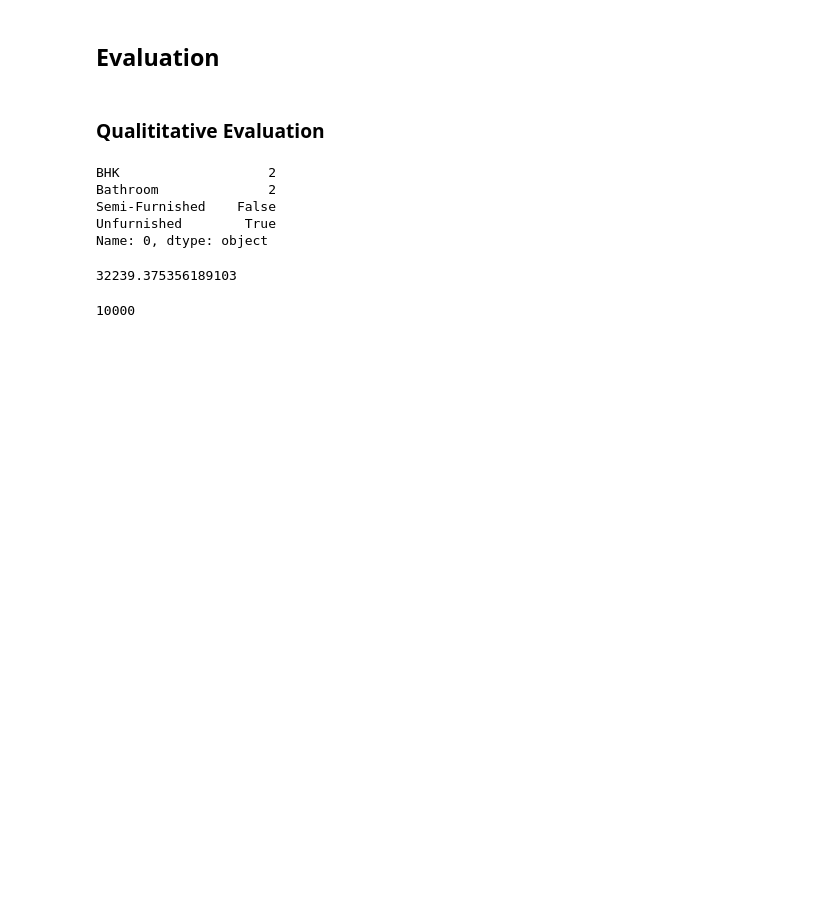
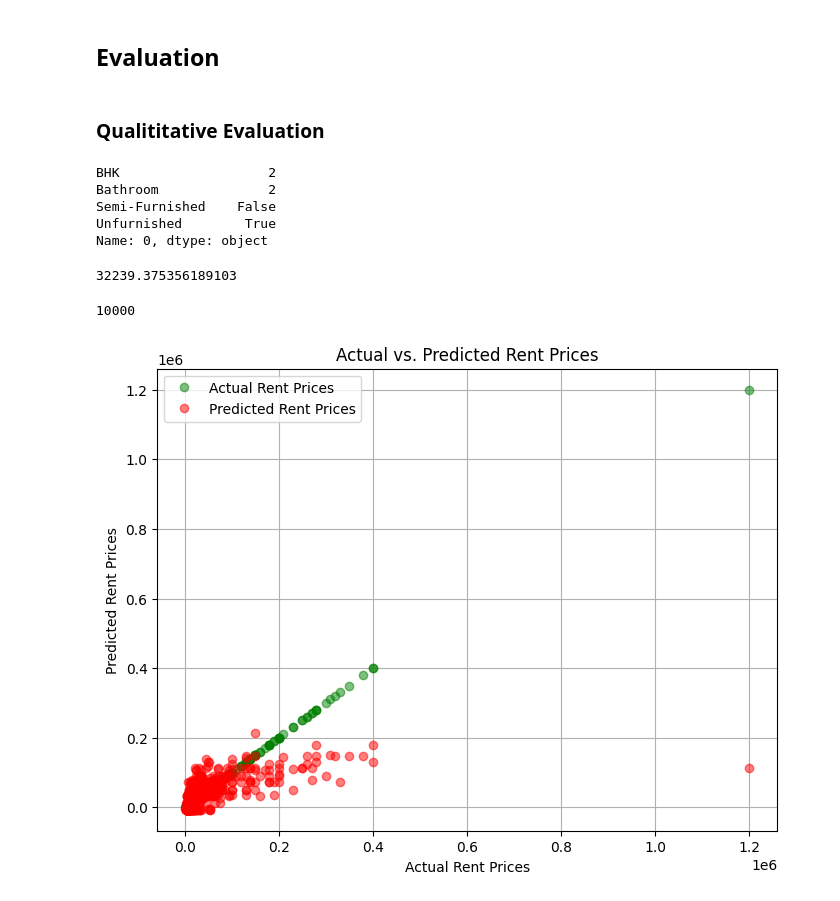
Before and after one commit to JoshuaEntrata/House-Prices-Prediction, a Jupyter notebook: example.ipynb, the cells around one changed output. Drawn from its saved outputs; the diff is of its cells as text; code cells hidden in the pictures; blank space fills up the shorter version.

Commit message:
add plot for the example prediction model

```diff
--- a/example.ipynb
+++ b/example.ipynb
@@ -270,3 +270,17 @@ model_rent_forecast
 y.iloc[0]
 # %% [output]
 10000
+# %%
+plt.figure(figsize=(8,6))
+plt.plot(y_test, y_test, 'o', alpha=0.5, color='green', label='Actual Rent Prices')
+plt.plot(y_test, y_preds, 'o', alpha=0.5, color='red', label='Predicted Rent Prices')
+
+plt.title("Actual vs. Predicted Rent Prices")
+plt.xlabel("Actual Rent Prices")
+plt.ylabel("Predicted Rent Prices")
+
+plt.legend()
+plt.grid(True)
+plt.show()
+# %% [output]
+[figure, added]
```
